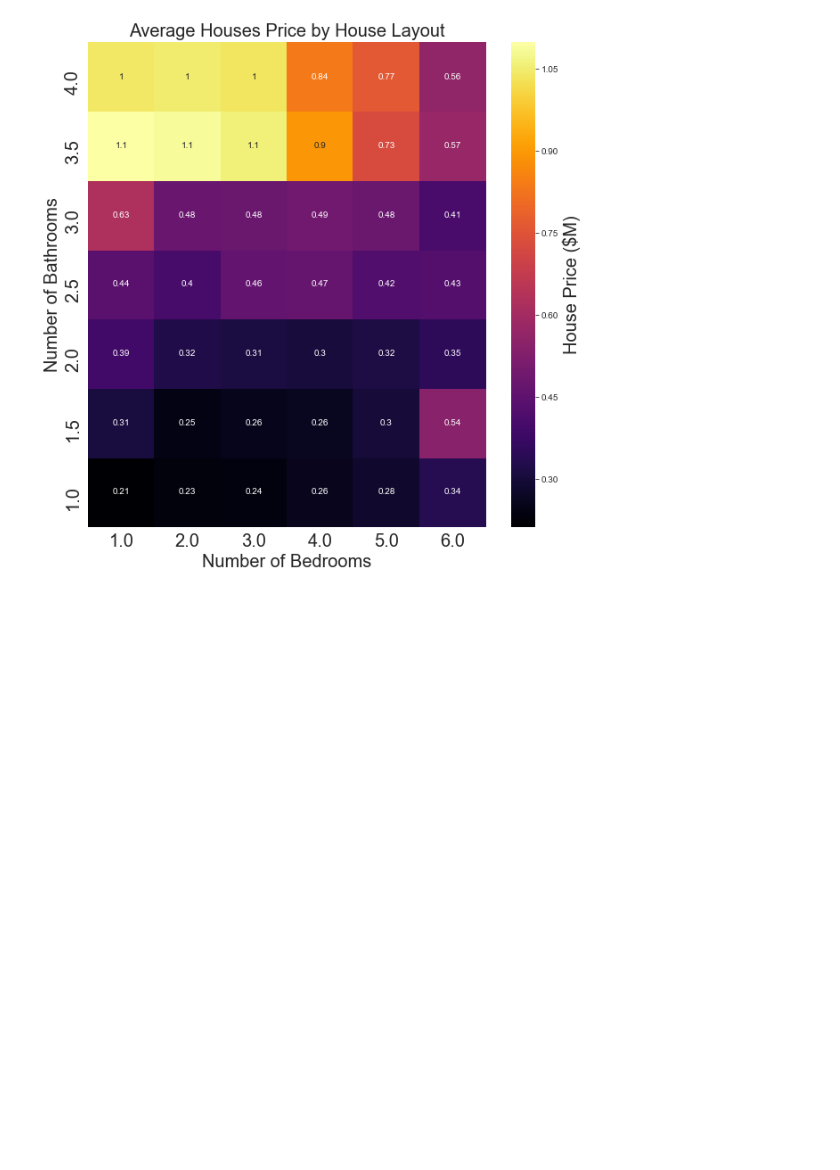
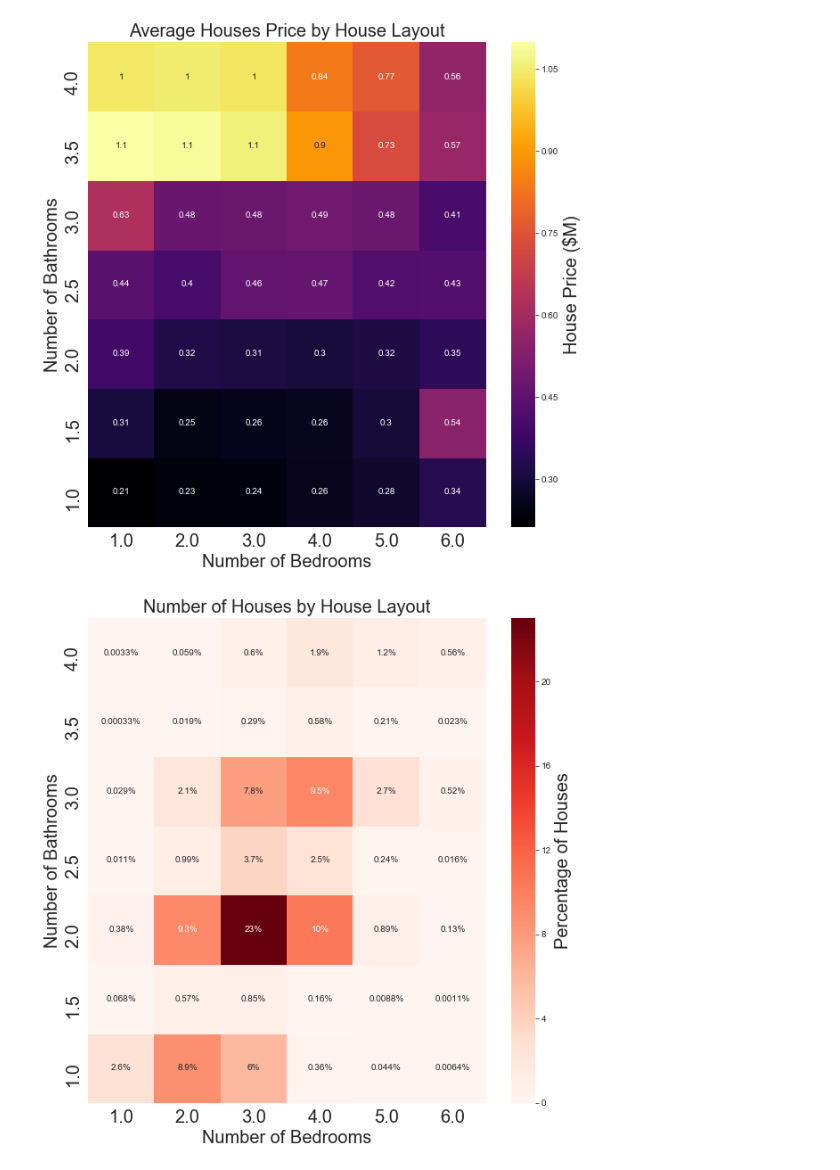
Before and after one commit to diamondwyrm/Project-1-Team-5, a Jupyter notebook: HouseAmenities/HousingAmenities.ipynb, the cells around one changed output. Cells and saved outputs as stored; diff of their text form; code cells hidden in the pictures; blank space fills up the shorter version.

```diff
--- a/HouseAmenities/HousingAmenities.ipynb
+++ b/HouseAmenities/HousingAmenities.ipynb
@@ -92,22 +107,28 @@ df_rooms = df_rooms[df_rooms['bathroomcnt']<5]
 c = df_rooms[df_rooms['bedroomcnt']>0]
 c = c[c['bathroomcnt'] > .5]
 a = c.groupby(['bedroomcnt', 'bathroomcnt']).mean()
+a['count'] = c.groupby(['bedroomcnt', 'bathroomcnt']).count()
 # %%
 #create heatmap data and convert to a dataframe
 b = a.reset_index()
 x_axis = b['bedroomcnt']
 y_axis = b['bathroomcnt']
-z_axis = b['taxvaluedollarcnt']/1000000
+z_axis1 = b['taxvaluedollarcnt']/1000000
+z_axis2 = b['count']
+
+z_axis2 = z_axis2 / z_axis2.sum() * 100
 
 df_heatmap = pd.DataFrame({
     'bathrooms': y_axis,
     'bedrooms': x_axis,
-    'value': z_axis
+    'value': z_axis1,
+    'count': z_axis2
 })
 
 #pivot data for heatmap plot
 df_heatmap1 = df_heatmap.pivot('bathrooms', 'bedrooms', 'value')
+df_heatmap2 = df_heatmap.pivot('bathrooms', 'bedrooms', 'count')
 
 #clean problematic datapoints and display
 df_heatmap1 = df_heatmap1.drop([1.75, 4.5])
-df_heatmap1
+df_heatmap2 = df_heatmap2.drop([1.75, 4.5])
@@ -139,3 +150,23 @@ plt.savefig('figures/HousingLayoutHeatMap.png')
 plt.show()
 # %% [output]
 [figure]
+# %%
+#create heatmap from pivot chart
+fig4, ax4 = plt.subplots(figsize=(10,10))
+ax4 = sns.heatmap(df_heatmap2, cmap='Reds', annot=True, cbar_kws={'label': 'Percentage of Houses'}, ax=ax4)
+ax4.invert_yaxis()
+
+#format graph
+plt.title('Number of Houses by House Layout', fontsize=20)
+plt.xlabel('Number of Bedrooms', fontsize=20)
+plt.ylabel("Number of Bathrooms", fontsize=20)
+plt.tick_params(axis='both', which='major', labelsize=(20))
+ax4.figure.axes[-1].yaxis.label.set_size(20)
+for t in ax4.texts: t.set_text(t.get_text() + "%")
+
+
+#save figure and display
+plt.savefig('figures/HousingLayoutCountHeatMap.png')
+plt.show()
+# %% [output]
+[figure, added]
```
Also changed, not shown: parts of 4 cells of this notebook, 3 other files.
